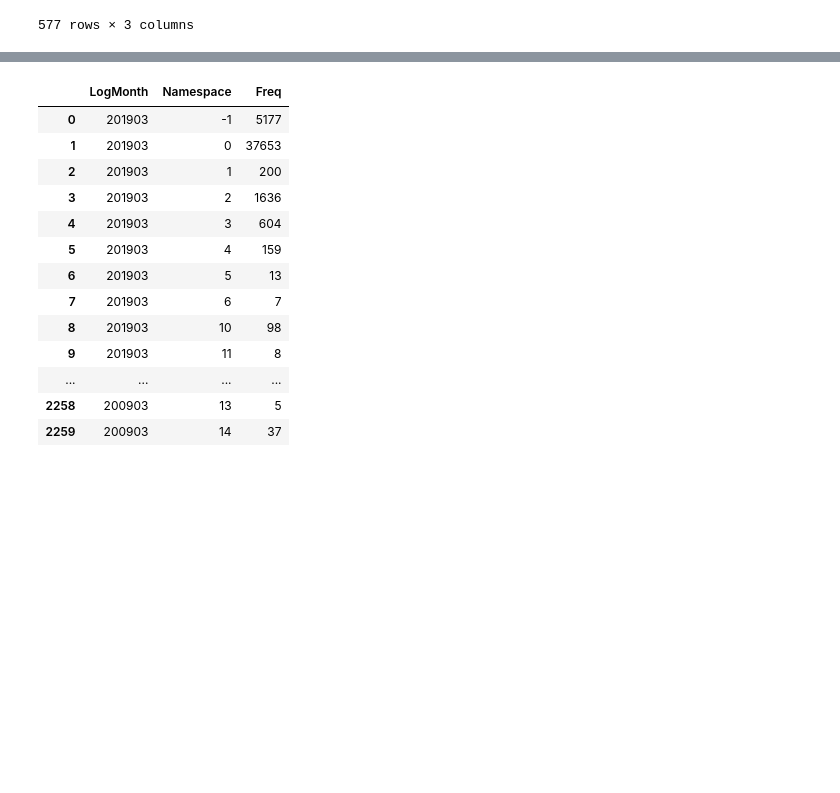
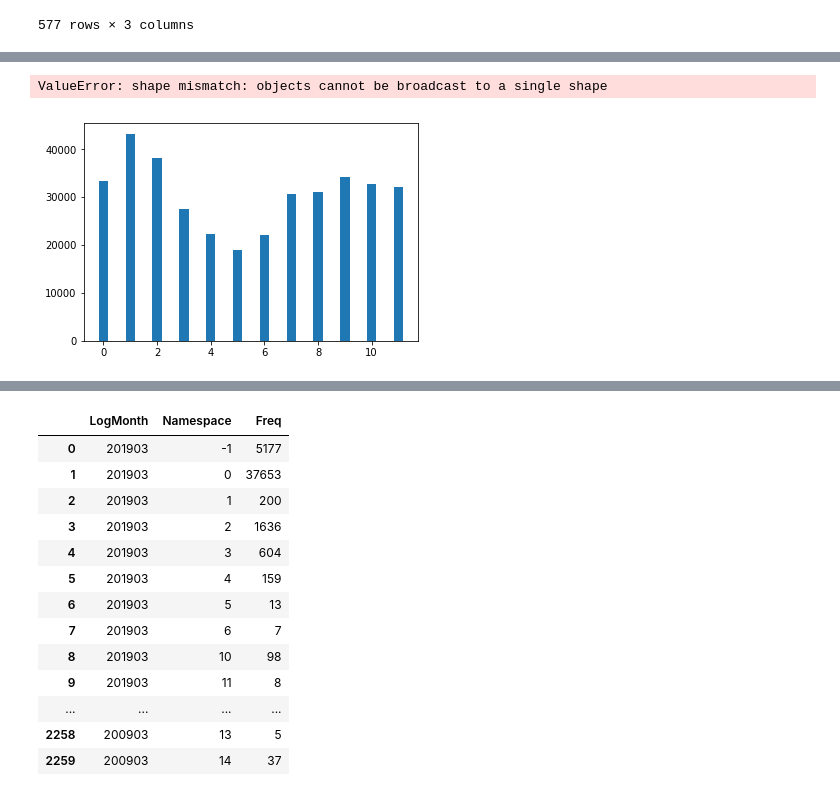
Before and after one commit to lusy/wikifilters, a Jupyter notebook: src/explore.ipynb, the cells around one changed output, grey strips where cells are left out. Drawn from its saved outputs; the diff is of its cells as text; code cells hidden in the pictures; blank space fills up the shorter version.

```diff
--- a/src/explore.ipynb
+++ b/src/explore.ipynb
@@ -286,3 +336,33 @@ df_actions.fillna('log')
+# %%
+disallow = actions_2018.query('FilterActions=="disallow"')
+disallow_tag = actions_2018.query('FilterActions=="disallow,tag"')
+tag = actions_2018.query('FilterActions=="tag"')
+warn = actions_2018.query('FilterActions=="warn"')
+log = actions_2018.fillna('log_only').query('FilterActions=="log_only"')
+
+
+ind = np.arange(12)    # the x locations for the groups
+width = 0.35       # the width of the bars: can also be len(x) sequence
+
+'''
+p1 = plt.bar(ind, disallow['Freq'], width)
+p2 = plt.bar(ind, disallow_tag['Freq'], width, bottom=disallow['Freq'])
+p3 = plt.bar(ind, tag['Freq'], width, bottom=(disallow['Freq']+disallow_tag['Freq']))
+p4 = plt.bar(ind, warn['Freq'], width, bottom=(disallow['Freq']+disallow_tag['Freq']+tag['Freq']))
+p5 = plt.bar(ind, log['Freq'], width, bottom=(disallow['Freq']+disallow_tag['Freq']+tag['Freq']+warn['Freq']))
+
+plt.ylabel('Frequency of edit filter actions')
+plt.title('Edit filter actions per month')
+plt.xticks(ind, ('G1', 'G2', 'G3', 'G4', 'G5'))
+plt.legend((p1[0], p2[0], p3[0], p4[0], p5[0]), ('disallow', 'disallow, tag', 'tag', 'warn', 'log only'))
+'''
+
+
+
+plt.show()
+# %% [output]
+ValueError: shape mismatch: objects cannot be broadcast to a single shape
+[figure, added]
 # %%
 # Which editors' actions triggered a filter
 df_ed_actions = pd.read_csv("quarry-34050-which-actions-triggered-an-abuse-filter-en-wiki-run346498.csv", sep=',')
```
Also changed, not shown: parts of 4 cells of this notebook.
